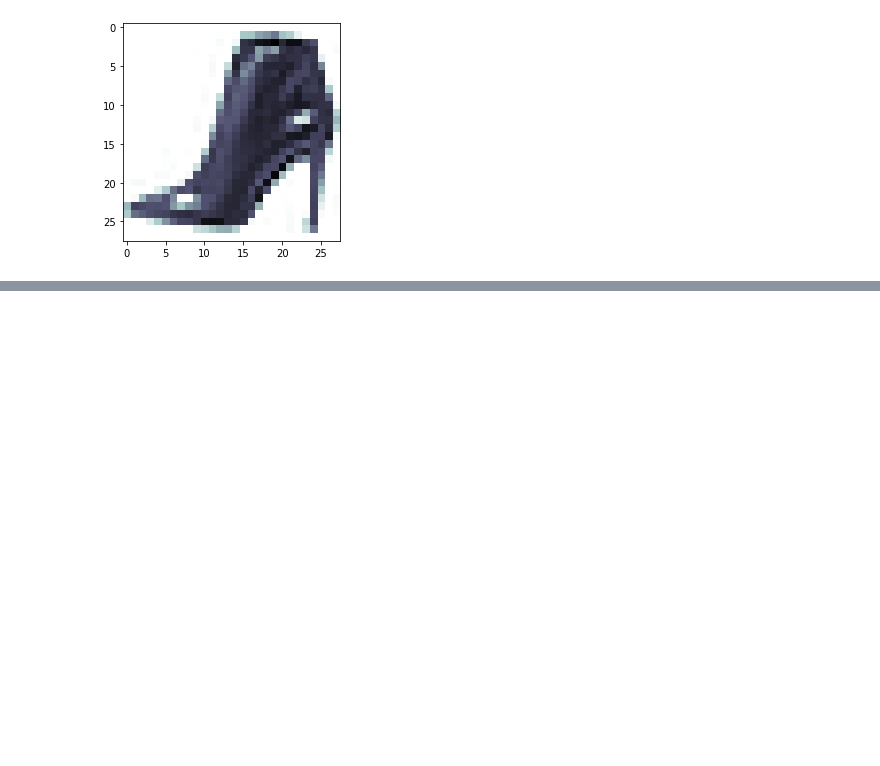
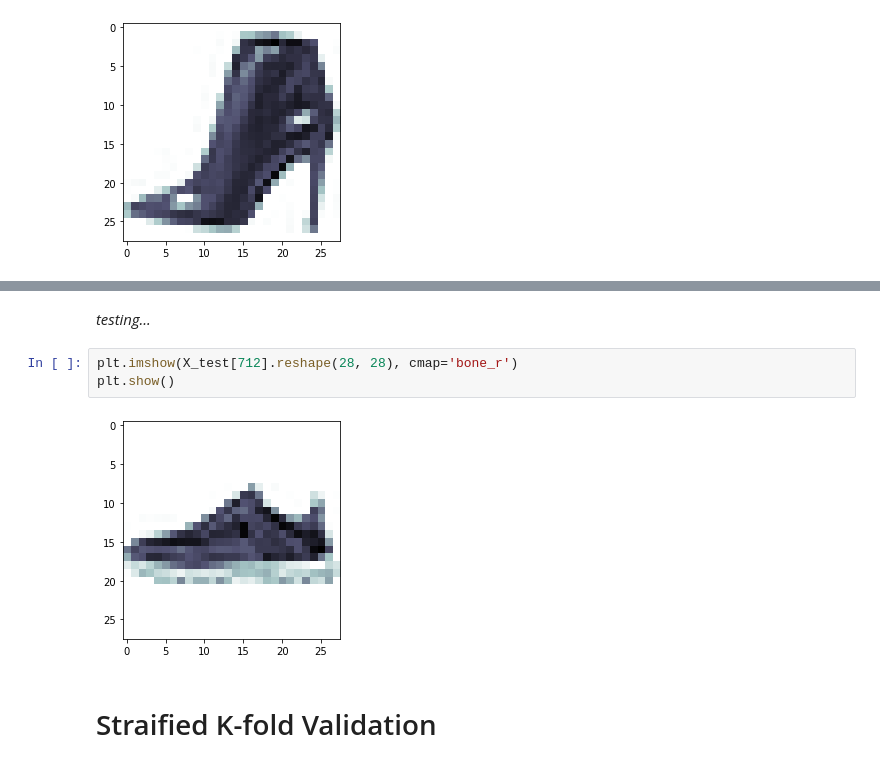
Before and after one commit to j-kynerd/ML_Project3, a Jupyter notebook: mnist.ipynb, the cells around one changed output, grey strips where cells are left out. Drawn from its saved outputs; the diff is of its cells as text; blank space fills up the shorter version.

```diff
--- a/mnist.ipynb
+++ b/mnist.ipynb
@@ -116,0 +133,9 @@ plt.show()
+# %% [markdown]
+*testing...*
+# %%
+plt.imshow(X_test[712].reshape(28, 28), cmap='bone_r')
+plt.show()
+# %% [output]
+[figure, added]
+# %% [markdown]
+# Straified K-fold Validation
```
Also changed, not shown: parts of 12 cells of this notebook, 1 other file.
